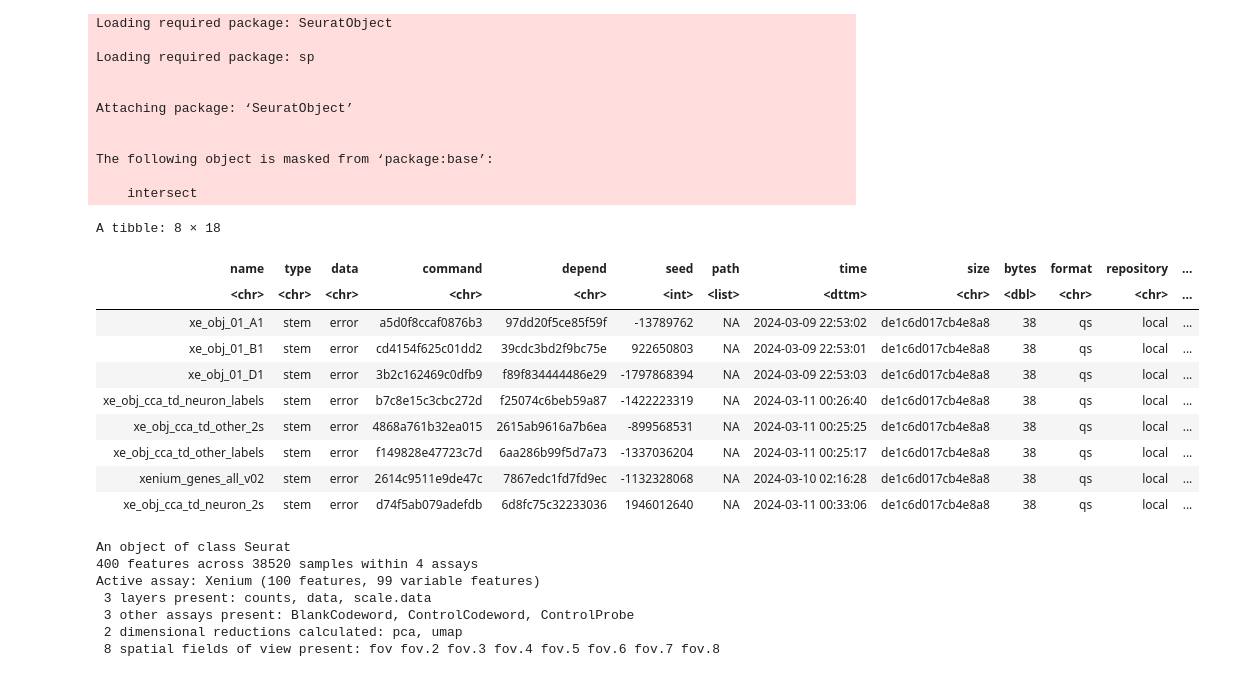
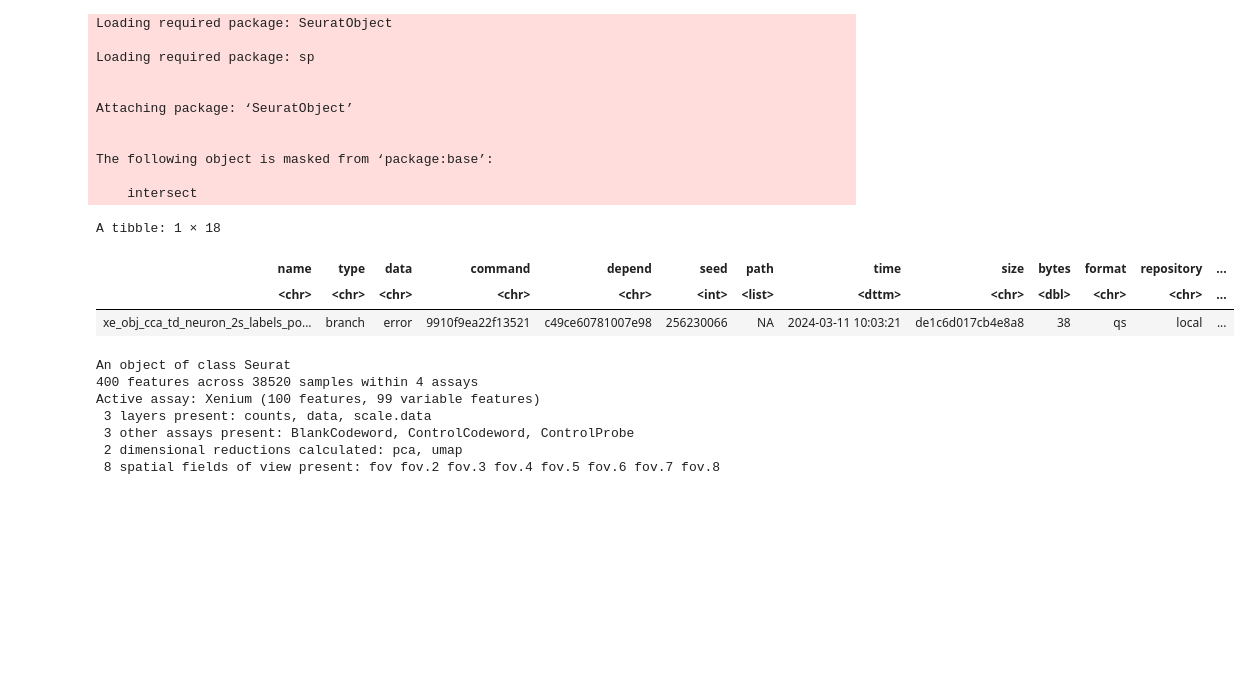
Before and after one commit to perslab/Aalling-Todorov-2024, a Jupyter notebook: 01_resolve_cellbender/Untitled.ipynb, the cells around one changed output. Cells and saved outputs as stored; diff of their text form; code cells hidden in the pictures; blank space fills up the shorter version.

```diff
--- a/01_resolve_cellbender/Untitled.ipynb
+++ b/01_resolve_cellbender/Untitled.ipynb
@@ -23,19 +23,12 @@ The following object is masked from ‘package:base’:
 
     intersect
 # %%
-tar_meta() %>% filter(!is.na(error))
+tar_meta() %>% filter(!is.na(error)) %>% filter(name == 'xe_obj_cca_td_neuron_2s_labels_polar_label_markers_f508b593')
 # %% [output]
-A tibble: 8 × 18
+A tibble: 1 × 18
 | name | type | data | command | depend | seed | path | time | size | bytes | format | repository | ... |
 | <chr> | <chr> | <chr> | <chr> | <chr> | <int> | <list> | <dttm> | <chr> | <dbl> | <chr> | <chr> | ... |
-| xe_obj_01_A1 | stem | error | a5d0f8ccaf0876b3 | 97dd20f5ce85f59f | -13789762 | NA | 2024-03-09 22:53:02 | de1c6d017cb4e8a8 | 38 | qs | local | ... |
-| xe_obj_01_B1 | stem | error | cd4154f625c01dd2 | 39cdc3bd2f9bc75e | 922650803 | NA | 2024-03-09 22:53:01 | de1c6d017cb4e8a8 | 38 | qs | local | ... |
-| xe_obj_01_D1 | stem | error | 3b2c162469c0dfb9 | f89f834444486e29 | -1797868394 | NA | 2024-03-09 22:53:03 | de1c6d017cb4e8a8 | 38 | qs | local | ... |
-| xe_obj_cca_td_neuron_labels | stem | error | b7c8e15c3cbc272d | f25074c6beb59a87 | -1422223319 | NA | 2024-03-11 00:26:40 | de1c6d017cb4e8a8 | 38 | qs | local | ... |
-| xe_obj_cca_td_other_2s | stem | error | 4868a761b32ea015 | 2615ab9616a7b6ea | -899568531 | NA | 2024-03-11 00:25:25 | de1c6d017cb4e8a8 | 38 | qs | local | ... |
-| xe_obj_cca_td_other_labels | stem | error | f149828e47723c7d | 6aa286b99f5d7a73 | -1337036204 | NA | 2024-03-11 00:25:17 | de1c6d017cb4e8a8 | 38 | qs | local | ... |
-| xenium_genes_all_v02 | stem | error | 2614c9511e9de47c | 7867edc1fd7fd9ec | -1132328068 | NA | 2024-03-10 02:16:28 | de1c6d017cb4e8a8 | 38 | qs | local | ... |
-| xe_obj_cca_td_neuron_2s | stem | error | d74f5ab079adefdb | 6d8fc75c32233036 | 1946012640 | NA | 2024-03-11 00:33:06 | de1c6d017cb4e8a8 | 38 | qs | local | ... |
+| xe_obj_cca_td_neuron_2s_labels_po... | branch | error | 9910f9ea22f13521 | c49ce60781007e98 | 256230066 | NA | 2024-03-11 10:03:21 | de1c6d017cb4e8a8 | 38 | qs | local | ... |
 # %%
 source("../00_preprocessing/splitwrapper.R")
 source(paste0("../00_preprocessing/preprocessing.R"))
```
Also changed, not shown: 4 other files.
